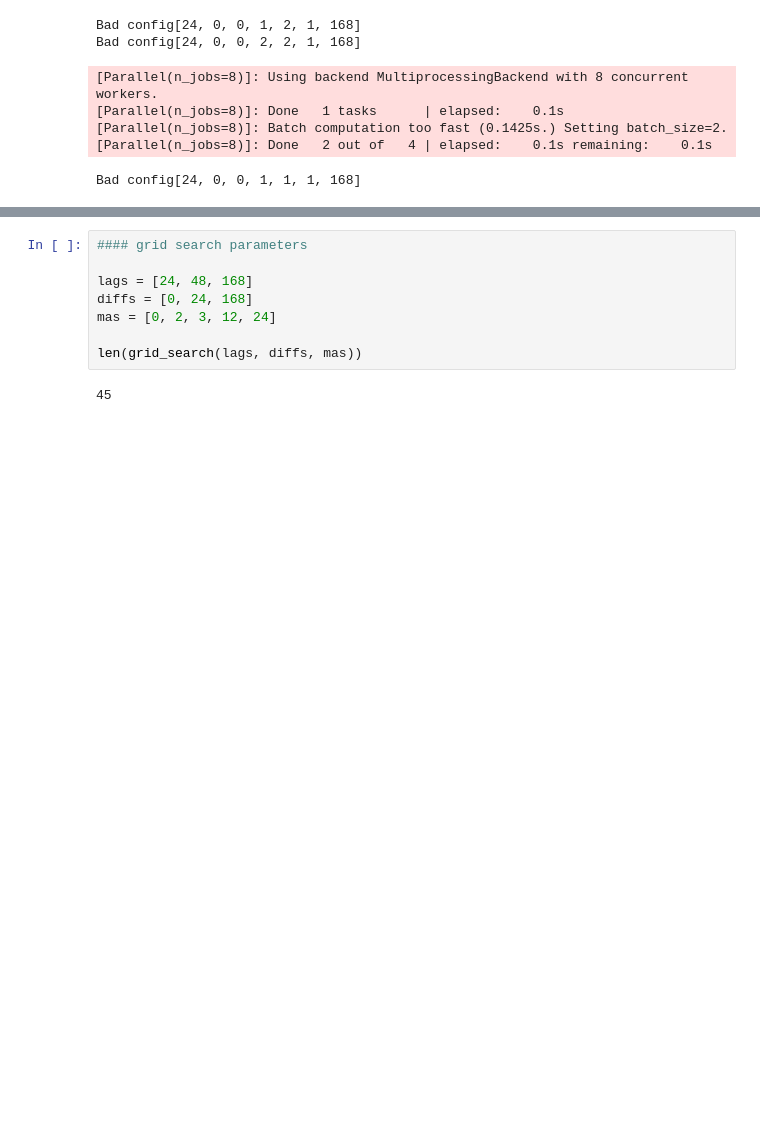
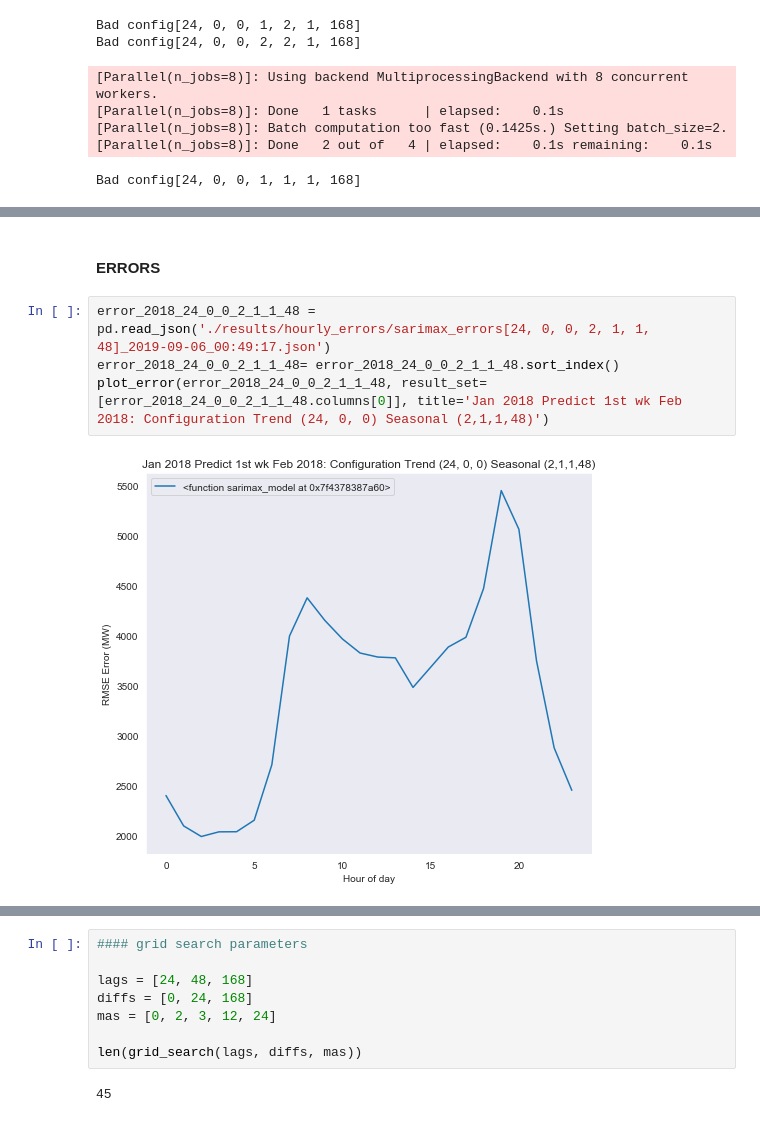
Before and after one commit to kolasniwash/short-term-energy-demand-forecasting, a Jupyter notebook: model_arima.ipynb, the cells around one changed output, grey strips where cells are left out. Drawn from its saved outputs; the diff is of its cells as text; blank space fills up the shorter version.

```diff
--- a/model_arima.ipynb
+++ b/model_arima.ipynb
@@ -766,0 +788,8 @@ Bad config[24, 0, 0, 1, 1, 1, 168]
+# %% [markdown]
+#### ERRORS
+# %%
+error_2018_24_0_0_2_1_1_48 = pd.read_json('./results/hourly_errors/sarimax_errors[24, 0, 0, 2, 1, 1, 48]_2019-09-06_00:49:17.json')
+error_2018_24_0_0_2_1_1_48= error_2018_24_0_0_2_1_1_48.sort_index()
+plot_error(error_2018_24_0_0_2_1_1_48, result_set=[error_2018_24_0_0_2_1_1_48.columns[0]], title='Jan 2018 Predict 1st wk Feb 2018: Configuration Trend (24, 0, 0) Seasonal (2,1,1,48)')
+# %% [output]
+[figure, added]
```
Also changed, not shown: parts of 12 cells of this notebook, 5 other files.
